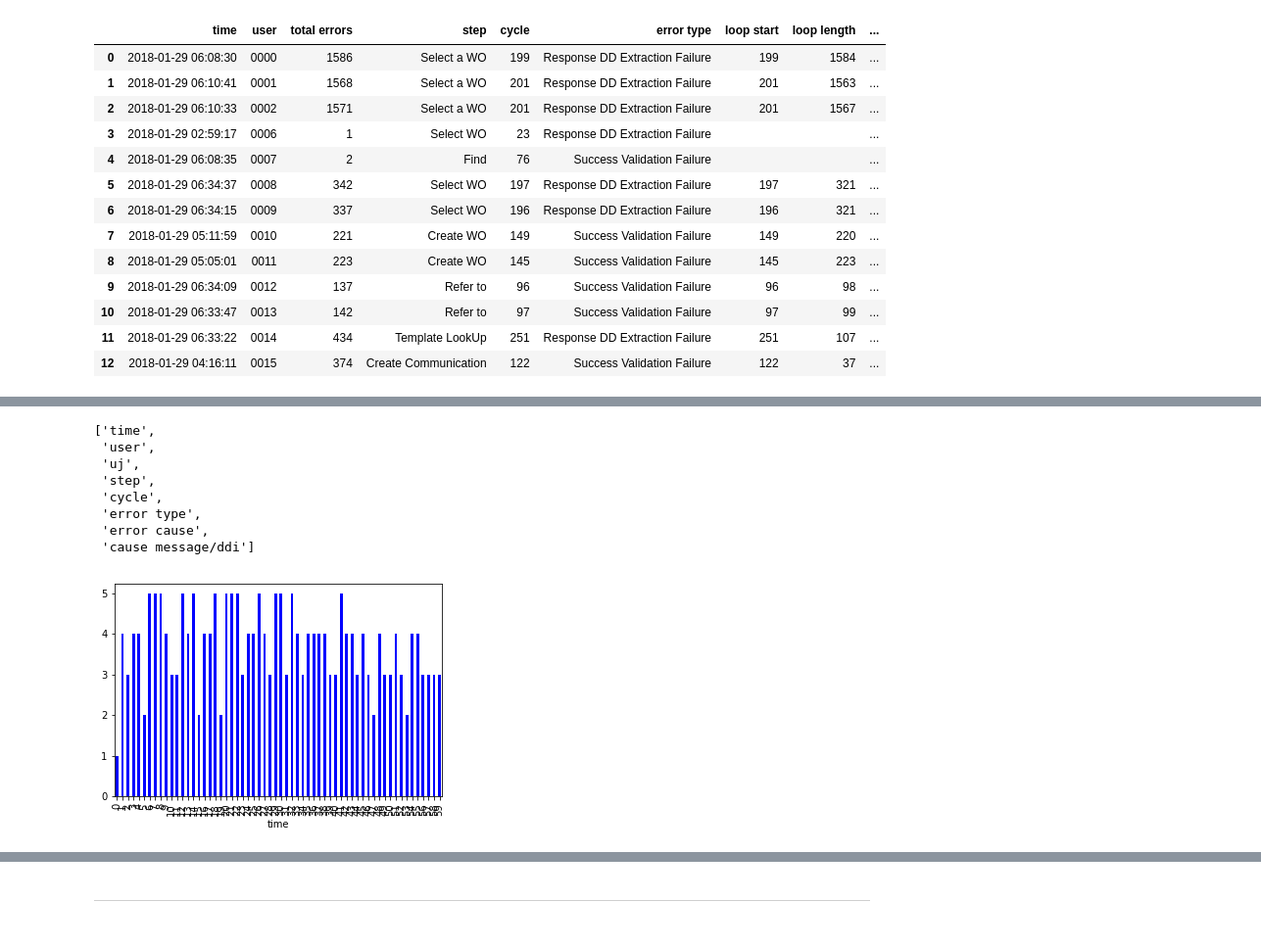
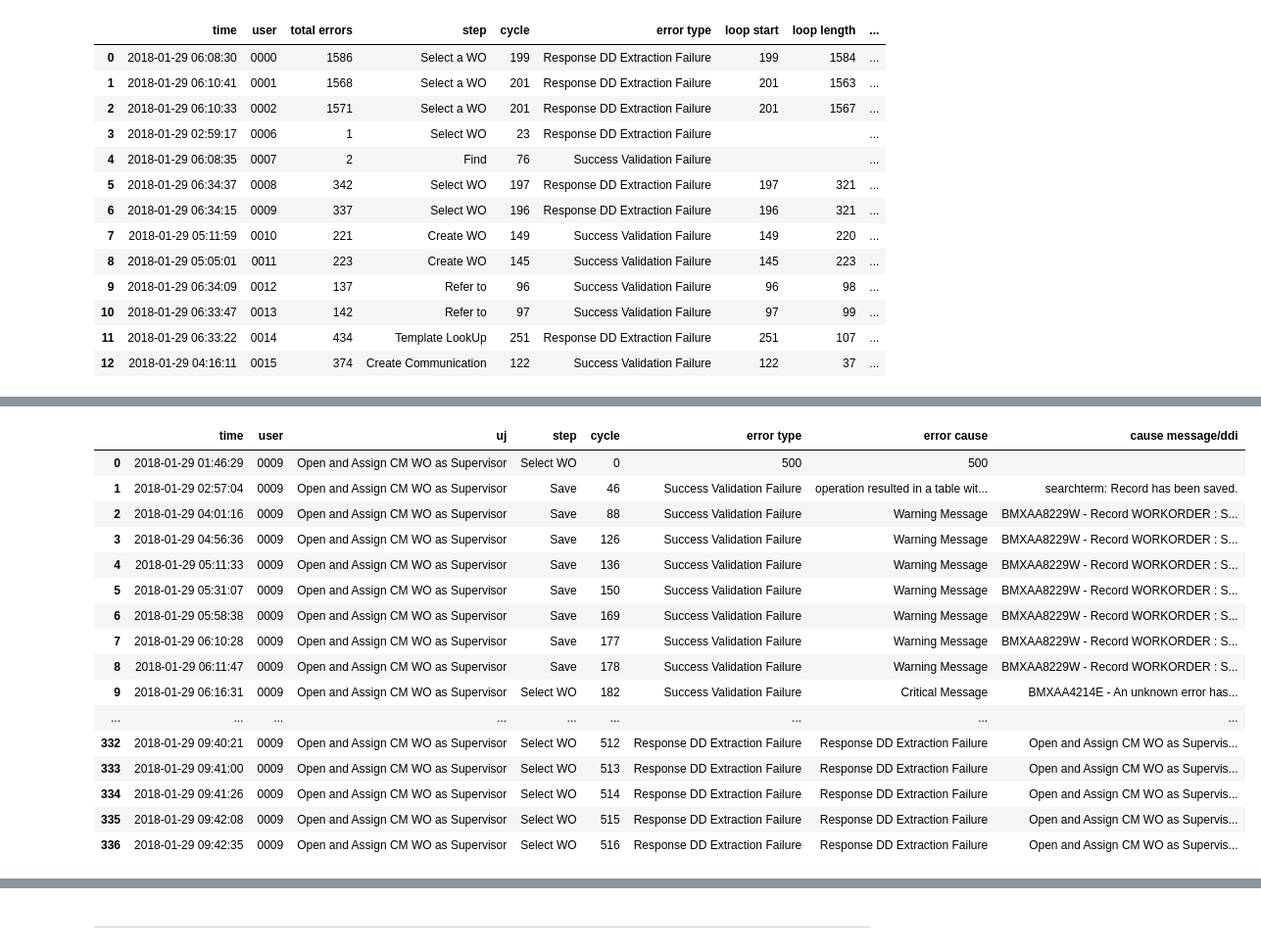
Before and after one commit to bobev18/errlogana, a Jupyter notebook: Log Error Analysis.ipynb, the cells around one changed output, grey strips where cells are left out. Shown at 98% size. Saved outputs shown, nothing was run; the diff lists cells and outputs as text; code cells hidden in the pictures.

```diff
--- a/Log Error Analysis.ipynb
+++ b/Log Error Analysis.ipynb
@@ -13,6 +13,10 @@ ROOT_FOLDER = "/mnt/hgfs/projlogs/SFW/hq1/Performance Test - Performance_Test1"
 # MILL, POND, OPP1, OPP2, FOX
 # SOPS, HQ1, BAYVIEW, FIELD1
 ROOT_FOLDER = "/mnt/hgfs/projlogs/SFW/SOPS"
+# %%
+# pd.set_option('display.mpl_style', 'default')
+pd.set_option('plotting.matplotlib.register_converters', 'default')
+%matplotlib inline
 # %%
 class TestError():
 
@@ -516,16 +499,20 @@ vusers['0012'].show_errors()
-# %%
-#list(vusers['0011'].errors[0].show().keys())
-list(vusers['0011'].errors[0].show())
-# %% [output]
-['time',
- 'user',
- 'uj',
- 'step',
- 'cycle',
- 'error type',
- 'error cause',
- 'cause message/ddi']
-# %%
-vusers['0011'].plot_user_errors('m')
-# %% [output]
-[figure, removed]
+# %%
+vusers['0009'].show_errors()
+# %% [output]
+|  | time | user | uj | step | cycle | error type | error cause | cause message/ddi |
+| 0 | 2018-01-29 01:46:29 | 0009 | Open and Assign CM WO as Supervisor | Select WO | 0 | 500 | 500 |  |
+| 1 | 2018-01-29 02:57:04 | 0009 | Open and Assign CM WO as Supervisor | Save | 46 | Success Validation Failure | operation resulted in a table wit... | searchterm: Record has been saved. |
+| 2 | 2018-01-29 04:01:16 | 0009 | Open and Assign CM WO as Supervisor | Save | 88 | Success Validation Failure | Warning Message | BMXAA8229W - Record WORKORDER : S... |
+| 3 | 2018-01-29 04:56:36 | 0009 | Open and Assign CM WO as Supervisor | Save | 126 | Success Validation Failure | Warning Message | BMXAA8229W - Record WORKORDER : S... |
+| 4 | 2018-01-29 05:11:33 | 0009 | Open and Assign CM WO as Supervisor | Save | 136 | Success Validation Failure | Warning Message | BMXAA8229W - Record WORKORDER : S... |
+| 5 | 2018-01-29 05:31:07 | 0009 | Open and Assign CM WO as Supervisor | Save | 150 | Success Validation Failure | Warning Message | BMXAA8229W - Record WORKORDER : S... |
+| 6 | 2018-01-29 05:58:38 | 0009 | Open and Assign CM WO as Supervisor | Save | 169 | Success Validation Failure | Warning Message | BMXAA8229W - Record WORKORDER : S... |
+| 7 | 2018-01-29 06:10:28 | 0009 | Open and Assign CM WO as Supervisor | Save | 177 | Success Validation Failure | Warning Message | BMXAA8229W - Record WORKORDER : S... |
+| 8 | 2018-01-29 06:11:47 | 0009 | Open and Assign CM WO as Supervisor | Save | 178 | Success Validation Failure | Warning Message | BMXAA8229W - Record WORKORDER : S... |
+| 9 | 2018-01-29 06:16:31 | 0009 | Open and Assign CM WO as Supervisor | Select WO | 182 | Success Validation Failure | Critical Message | BMXAA4214E - An unknown error has... |
+| ... | ... | ... | ... | ... | ... | ... | ... | ... |
+| 332 | 2018-01-29 09:40:21 | 0009 | Open and Assign CM WO as Supervisor | Select WO | 512 | Response DD Extraction Failure | Response DD Extraction Failure | Open and Assign CM WO as Supervis... |
+| 333 | 2018-01-29 09:41:00 | 0009 | Open and Assign CM WO as Supervisor | Select WO | 513 | Response DD Extraction Failure | Response DD Extraction Failure | Open and Assign CM WO as Supervis... |
+| 334 | 2018-01-29 09:41:26 | 0009 | Open and Assign CM WO as Supervisor | Select WO | 514 | Response DD Extraction Failure | Response DD Extraction Failure | Open and Assign CM WO as Supervis... |
+| 335 | 2018-01-29 09:42:08 | 0009 | Open and Assign CM WO as Supervisor | Select WO | 515 | Response DD Extraction Failure | Response DD Extraction Failure | Open and Assign CM WO as Supervis... |
+| 336 | 2018-01-29 09:42:35 | 0009 | Open and Assign CM WO as Supervisor | Select WO | 516 | Response DD Extraction Failure | Response DD Extraction Failure | Open and Assign CM WO as Supervis... |
```
Also changed, not shown: parts of 50 cells of this notebook.
